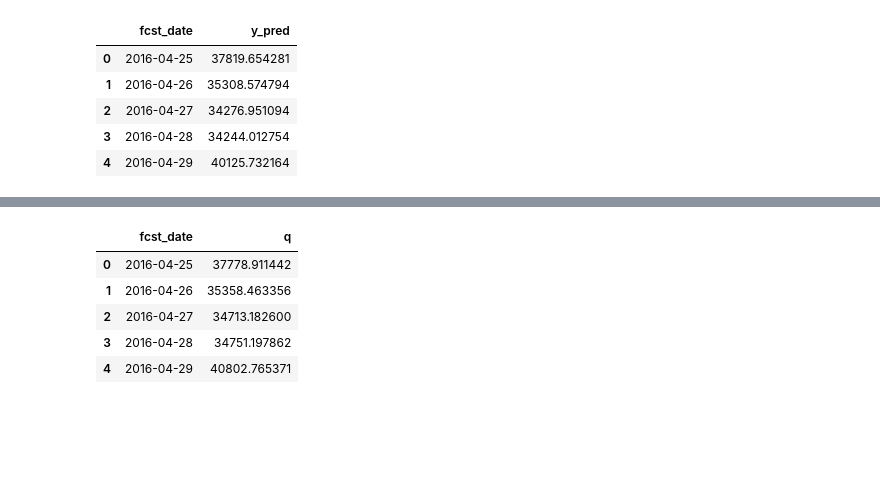
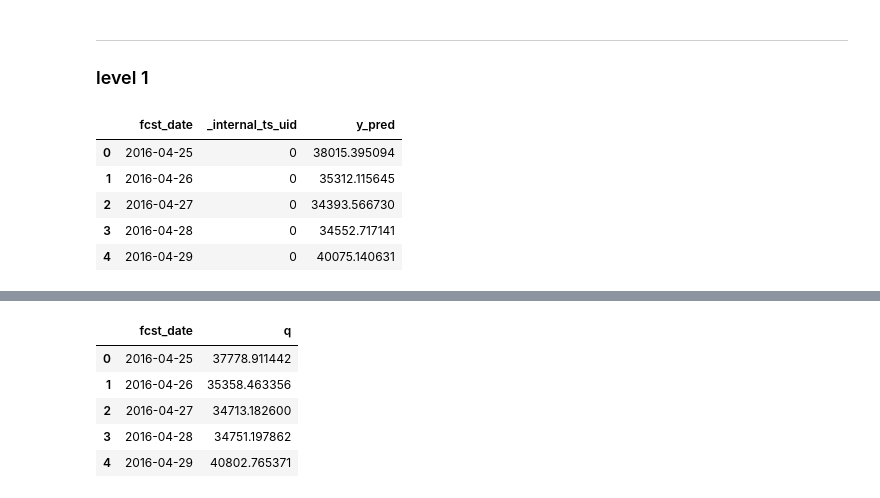
Before and after one commit to mavillan/m5-forecasting-accuracy, a Jupyter notebook: notebooks/submission_inspect.ipynb, the cells around one changed output, grey strips where cells are left out. Drawn from its saved outputs; the diff is of its cells as text; code cells hidden in the pictures; blank space fills up the shorter version.

```diff
--- a/notebooks/submission_inspect.ipynb
+++ b/notebooks/submission_inspect.ipynb
@@ -6,11 +253,14 @@ import matplotlib.pyplot as plt
+# %% [markdown]
+***
+### level 1
 # %%
-forecast_level1 = (pd.read_csv("../output/forecast_level1.csv", parse_dates=["ds"])
+forecast_level1 = (pd.read_csv("../output/forecast_level1-v2.csv", parse_dates=["ds"])
                    .rename({"ds":"fcst_date"}, axis=1))
 forecast_level1.head()
 # %% [output]
-|  | fcst_date | y_pred |
-| 0 | 2016-04-25 | 37819.654281 |
-| 1 | 2016-04-26 | 35308.574794 |
-| 2 | 2016-04-27 | 34276.951094 |
-| 3 | 2016-04-28 | 34244.012754 |
-| 4 | 2016-04-29 | 40125.732164 |
+|  | fcst_date | _internal_ts_uid | y_pred |
+| 0 | 2016-04-25 | 0 | 38015.395094 |
+| 1 | 2016-04-26 | 0 | 35312.115645 |
+| 2 | 2016-04-27 | 0 | 34393.566730 |
+| 3 | 2016-04-28 | 0 | 34552.717141 |
+| 4 | 2016-04-29 | 0 | 40075.140631 |
```
Also changed, not shown: parts of 27 cells of this notebook, 7 other files.
